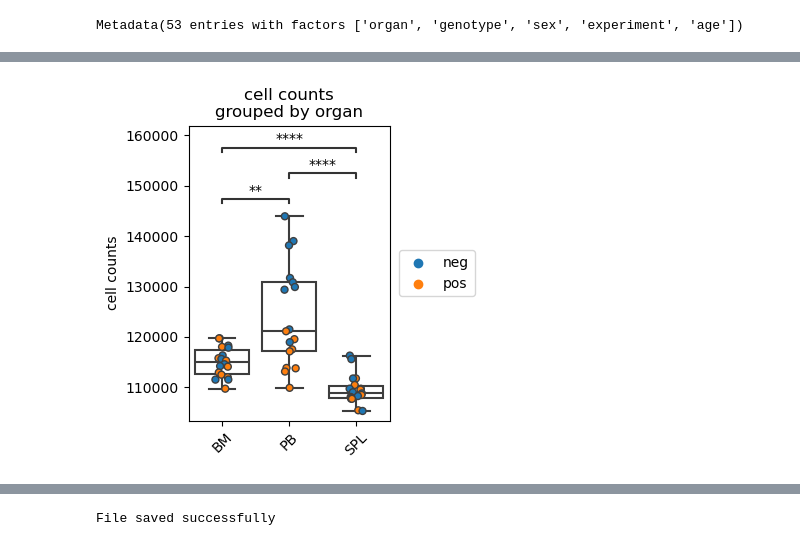
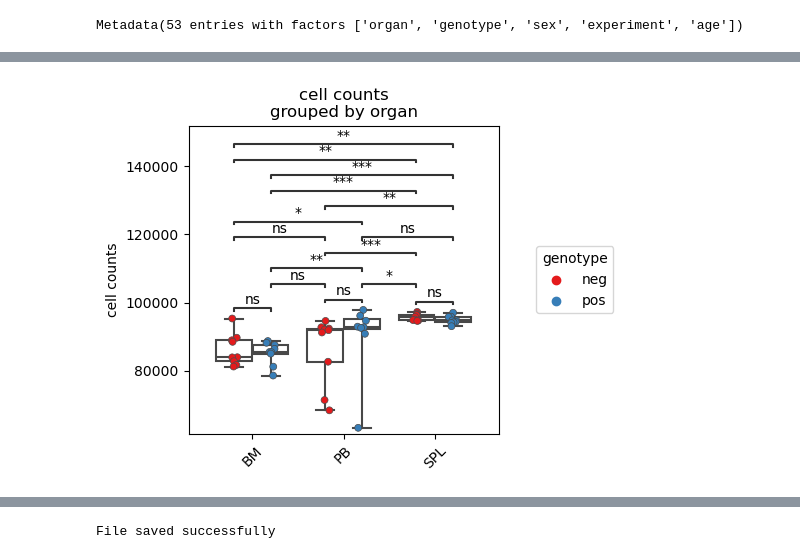
Before and after one commit to rgb-lab/FACSPy, a Jupyter notebook: vignettes/mouse_lineages/02_analysis_quality_control.ipynb, the cells around one changed output, grey strips where cells are left out. Saved outputs shown, nothing was run; the diff lists cells and outputs as text; code cells hidden in the pictures.

```diff
--- a/vignettes/mouse_lineages/02_analysis_quality_control.ipynb
+++ b/vignettes/mouse_lineages/02_analysis_quality_control.ipynb
@@ -46,9 +89,9 @@ Metadata(53 entries with factors ['organ', 'genotype', 'sex', 'experiment', 'age
 # %%
-### first, we plot the cell counts
+### if we are interested in one more dimension, we use the splitby parameter
 fp.pl.cell_counts(dataset,
-                  gate = "singlets",
+                  gate = "CD45+",
                   groupby = "organ",
-                  colorby = "genotype",
+                  splitby = "genotype", # use the splitby parameter to control splitting the x-axis
                   figsize = (4,4))
 # %% [output]
-[figure, old version]
+[figure, new version]
```
Also changed, not shown: parts of 21 cells of this notebook, 4 other files.
